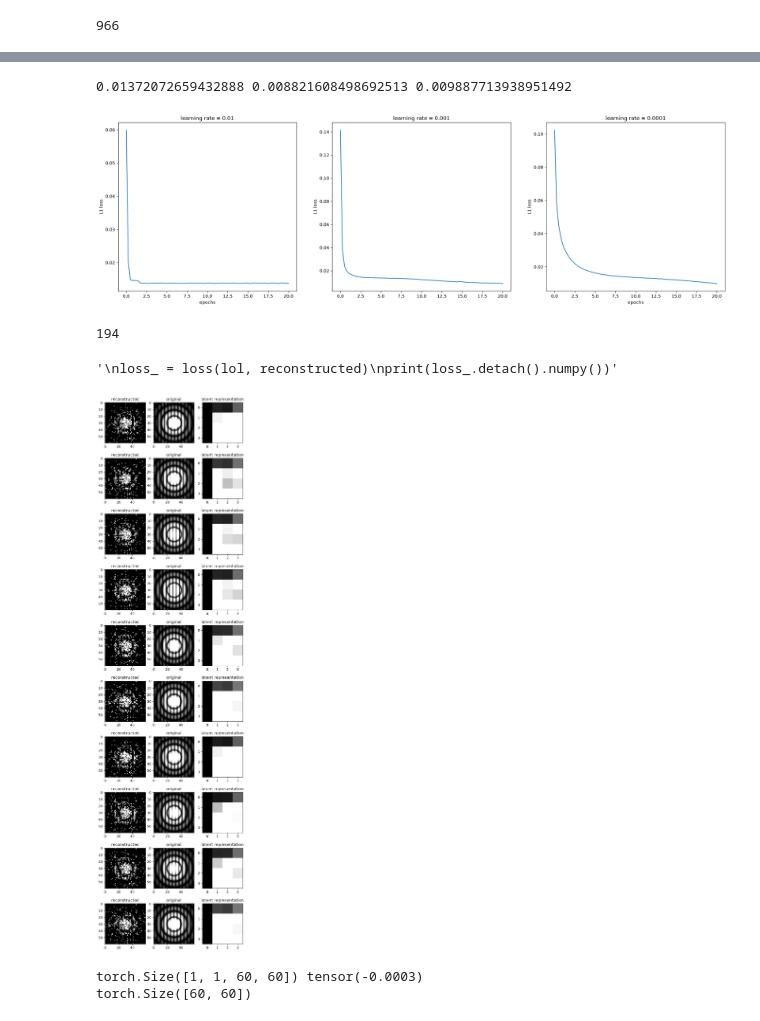
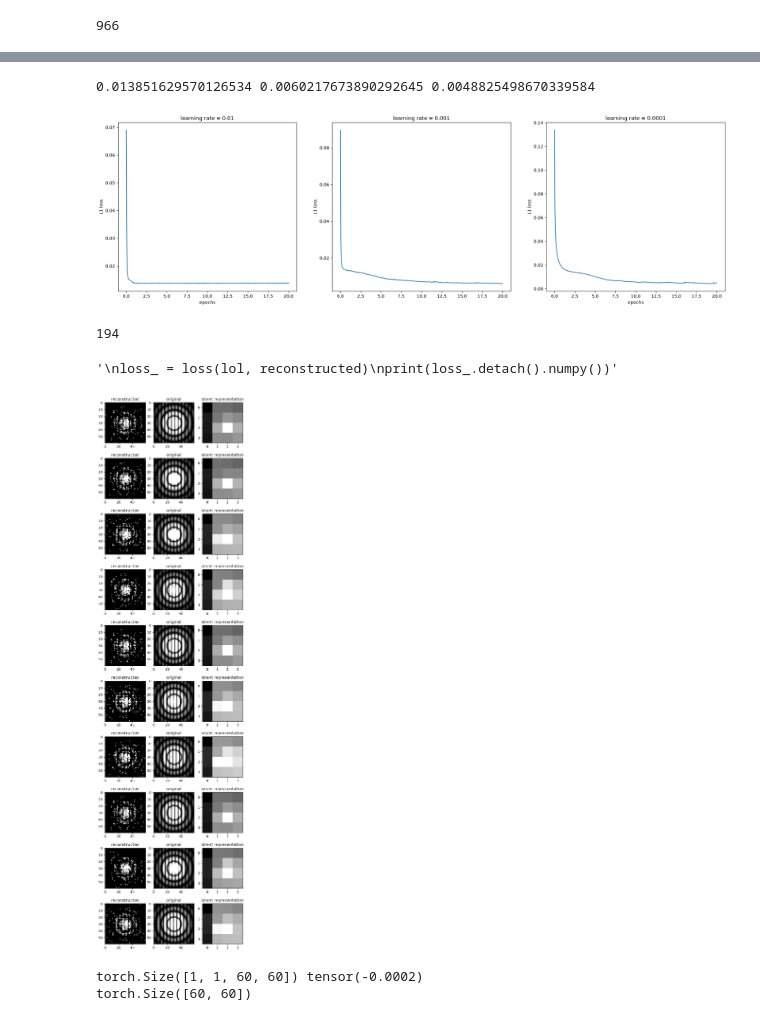
Before and after one commit to elenafolch/MSc-semester-project, a Jupyter notebook: autoencoder.ipynb, the cells around one changed output, grey strips where cells are left out. Cells and saved outputs as stored; diff of their text form; code cells hidden in the pictures.

```diff
--- a/autoencoder.ipynb
+++ b/autoencoder.ipynb
@@ -22,7 +22,7 @@ N = 966
 n_training = int(N*training_frac)
 learning_rates = np.array([0.01, 0.001, 0.0001])
 batch_size = 193
-training_epochs = 20
+training_epochs = 100
 # %%
 device  = torch.device('cuda' if torch.cuda.is_available() else 'cpu')
 # %%
@@ -120,7 +120,7 @@ Epoch [12/20]
 fig, ax = plt.subplots(1, 3)
 fig.set_figheight(7)
 fig.set_figwidth(25)
-epochs = np.linspace(0, 20, num=80)
+epochs = np.linspace(0, 20, num=400)
 ax[0].plot(epochs, loss_lr[0, :])
 ax[0].set_title("learning rate = 0.01")
 ax[0].set_xlabel("epochs")
@@ -138,39 +138,39 @@ ax[2].set_xlabel("epochs")
 
 print(loss_lr[0, -1], loss_lr[1, -1], loss_lr[2, -1])
 # %% [output]
-0.01372072659432888 0.008821608498692513 0.009887713938951492
+0.013851629570126534 0.0060217673890292645 0.0048825498670339584
-[figure, old version]
+[figure, new version]
 # %%
 fig, ax = plt.subplots(10, 3)
 fig.set_figheight(30)
 fig.set_figwidth(7.5)
 print(len(test_loader.dataset))
 
 for i, test_data in enumerate(test_loader):
     if i == 10:
         break
 
     test_img = test_data[0]
     latent, reconstructed, _, layer_reps = model(test_img)
-    norm_r = ImageNormalize(reconstructed[0, :, :].detach().numpy(), interval=ZScaleInterval(), stretch=AsinhStretch())
-    norm_o = ImageNormalize(test_img[0, :, :].detach().numpy(), interval=ZScaleInterval(), stretch=AsinhStretch())
-    norm_l = ImageNormalize(latent[0, :, :].detach().numpy(), interval=ZScaleInterval(), stretch=AsinhStretch())
+    norm_r = ImageNormalize(reconstructed[0, 0, :, :].detach().numpy(), interval=ZScaleInterval(), stretch=AsinhStretch())
+    norm_o = ImageNormalize(test_img[0, 0, :, :].detach().numpy(), interval=ZScaleInterval(), stretch=AsinhStretch())
+    norm_l = ImageNormalize(latent[0, 0, :, :].detach().numpy(), interval=ZScaleInterval(), stretch=AsinhStretch())
 
 
     ax[i, 0].imshow(reconstructed.detach().numpy()[0, 0, :, :], norm=norm_r, cmap="grey")
     ax[i, 1].imshow(test_img.detach().numpy()[0, 0, :, :], norm=norm_o, cmap="grey")
     ax[i, 2].imshow(latent.detach().numpy()[0, 0, :, :], norm=norm_l, cmap="grey")
     ax[i, 0].set_title("reconstructed")
     ax[i, 1].set_title("original")
     ax[i, 2].set_title("latent representation")
 
 """
 loss_ = loss(lol, reconstructed)
 print(loss_.detach().numpy())"""
 # %% [output]
 194
 '\nloss_ = loss(lol, reconstructed)\nprint(loss_.detach().numpy())'
-[figure, old version]
+[figure, new version]
 # %%
 lol, lol_opd = train_loader.dataset[0]
 lol = torch.unsqueeze(lol, dim=0)
@@ -178,7 +178,7 @@ print(lol.shape, lol_opd)
 _, out, out_hdu, _ = model(lol)
 print(out[0][0].shape)
 # %% [output]
-torch.Size([1, 1, 60, 60]) tensor(-0.0003)
+torch.Size([1, 1, 60, 60]) tensor(-0.0002)
 torch.Size([60, 60])
 # %%
 out_hdu.writeto('train_lol.fits', overwrite=True)
```
Also changed, not shown: parts of 4 cells of this notebook, 5 other files.
